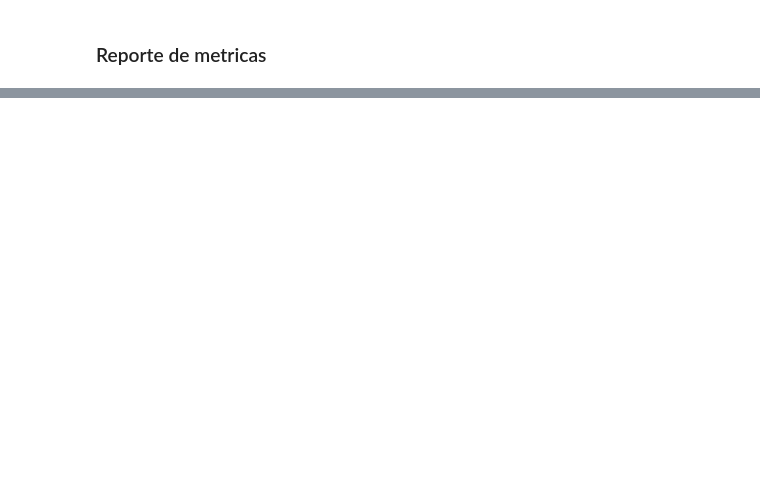
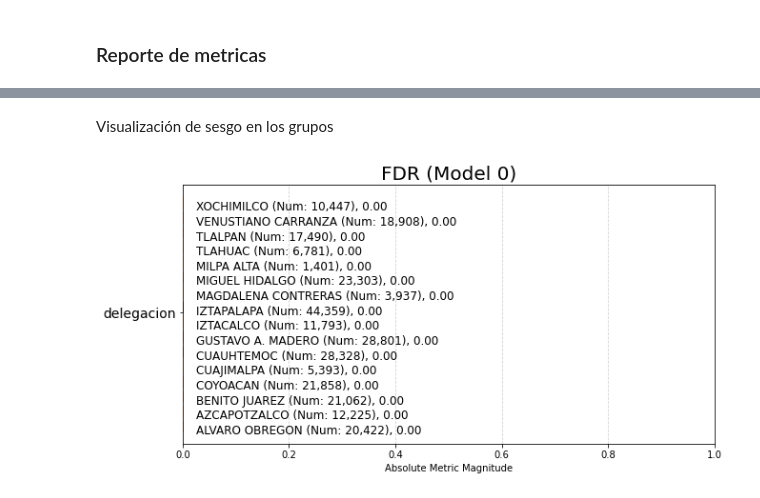
Before and after one commit to YusuriAR/Incidentes_c5, a Jupyter notebook: notebooks/EvaluacionModelo&SesgoInequidad.ipynb, the cells around one changed output, grey strips where cells are left out. Saved outputs shown, nothing was run; the diff lists cells and outputs as text; code cells hidden in the pictures; blank space fills up the shorter version.

```diff
--- a/notebooks/EvaluacionModelo&SesgoInequidad.ipynb
+++ b/notebooks/EvaluacionModelo&SesgoInequidad.ipynb
@@ -124,0 +247,8 @@ metrics_report
+# %% [markdown]
+Visualización de sesgo en los grupos
+# %%
+aeq = Plot()
+# %%
+fdr = aeq.plot_group_metric(xtab, 'fdr')
+# %% [output]
+[figure, added]
```
Also changed, not shown: parts of 48 cells of this notebook.
